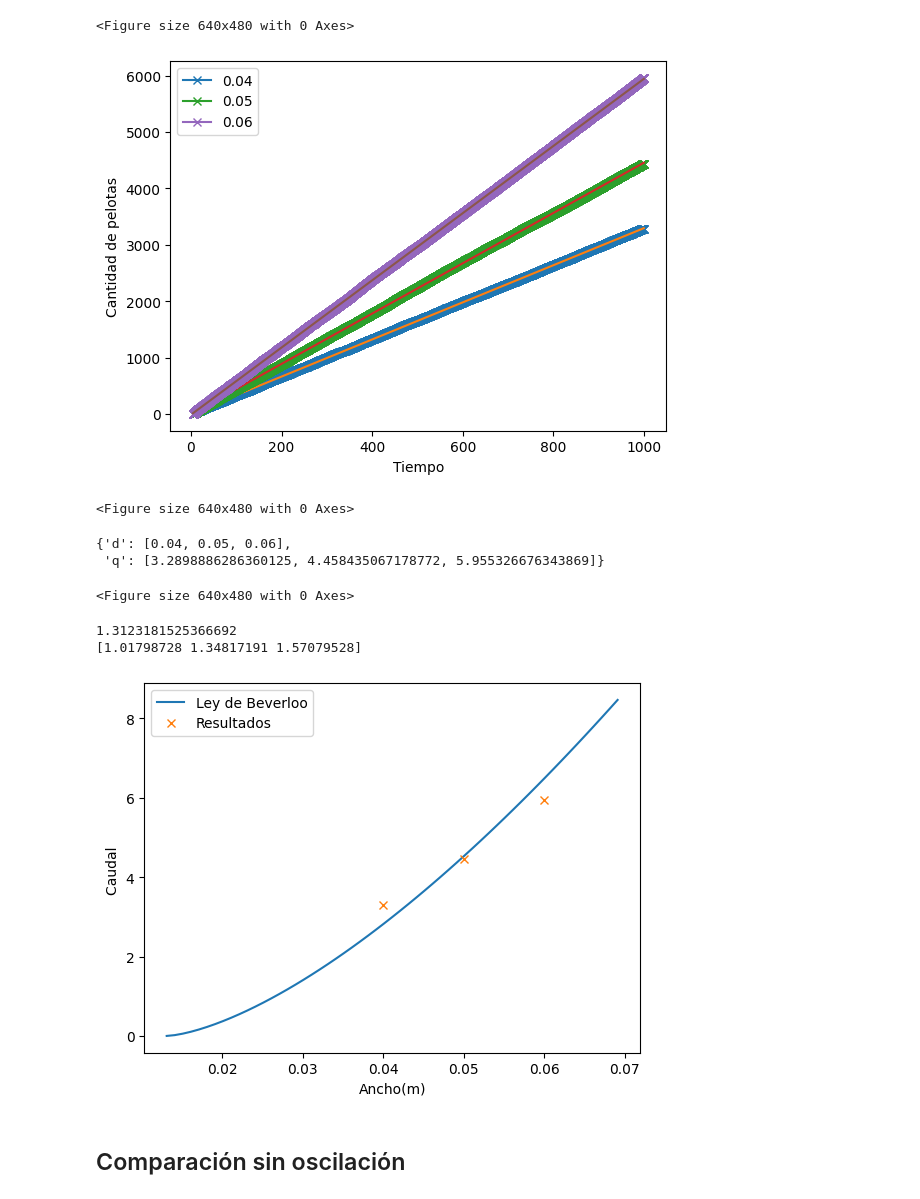
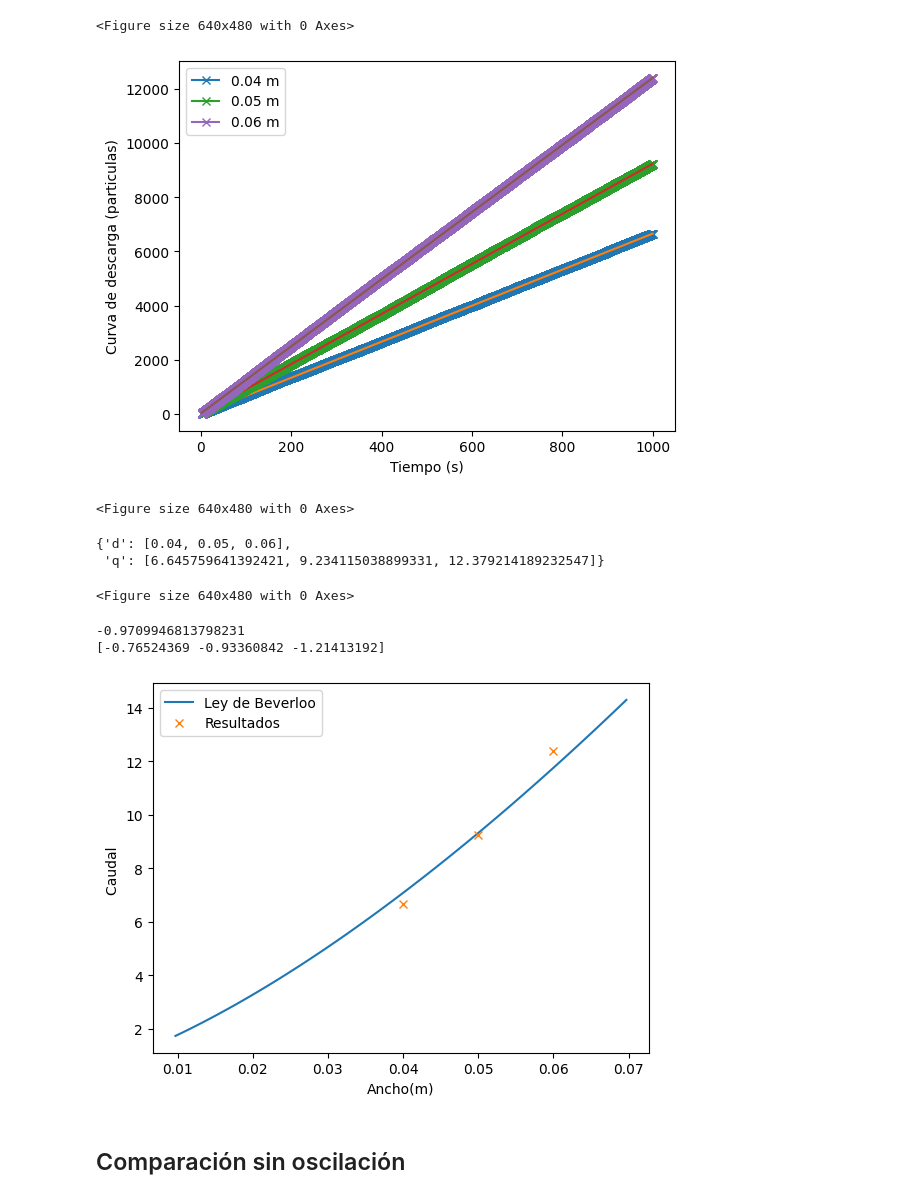
Before and after one commit to shadad00/Simulacion-de-sistemas, a Jupyter notebook: notebooks/TP5.ipynb, the cells around one changed output. Drawn from its saved outputs; the diff is of its cells as text; code cells hidden in the pictures.

```diff
--- a/notebooks/TP5.ipynb
+++ b/notebooks/TP5.ipynb
@@ -116,28 +116,28 @@ plot_caudal_by_frequency()
 # %%
 # Ej 2.
 def plot_discharge_line(freq):
     base = f"{BASE_PATH}/"
     gaps = [0.04, 0.05, 0.06]
 
     plt.clf()
     fig, shared_ax = plt.subplots()
     for gap in gaps:
         regex = f"*fq{freq}_gap"+ str(gap)+'*_i*.csv'
         files = Path(base).glob(regex)
         path = [f for f in files][0]
         plot_discharge_line_for_gap(gap, path, shared_ax)
 
-    shared_ax.set_xlabel('Tiempo')
-    shared_ax.set_ylabel('Cantidad de pelotas')
+    shared_ax.set_xlabel('Tiempo (s)')
+    shared_ax.set_ylabel('Curva de descarga (particulas)')
     shared_ax.legend()
 
     plt.show()
 
-OPTIMAL_FREQ = 10
+OPTIMAL_FREQ = 15
 plot_discharge_line(OPTIMAL_FREQ)
 # %% [output]
 <Figure size 640x480 with 0 Axes>
-[figure, old version]
+[figure, new version]
 # %%
 # generate all the discharge curves
 def plot_discharge_line():
@@ -175,9 +175,9 @@ def get_caudal_by_gap(freq):
 
     return result
 # %%
-get_caudal_by_gap(10)
+get_caudal_by_gap(15)
 # %% [output]
 {'d': [0.04, 0.05, 0.06],
- 'q': [3.2898886286360125, 4.458435067178772, 5.955326676343869]}
+ 'q': [6.645759641392421, 9.234115038899331, 12.379214189232547]}
 <Figure size 640x480 with 0 Axes>
 # %%
@@ -201,7 +200,7 @@ def plot_beverloo(points,c):
     plt.legend()
     plt.savefig("Beverloo.png")
 # %%
-dictio = get_caudal_by_gap(10)
+dictio = get_caudal_by_gap(15)
 D = dictio["d"]
 Q = dictio["q"]
 D = np.array(D) #pasando a centimetros
@@ -220,9 +219,9 @@ for d,q in zip(D,Q):
 
 plot_beverloo(points, b_opt)
 # %% [output]
-1.3123181525366692
-[1.01798728 1.34817191 1.57079528]
+-0.9709946813798231
+[-0.76524369 -0.93360842 -1.21413192]
-[figure, old version]
+[figure, new version]
 # %%
 # time_delta = 1
 # time_bins = np.arange(0, 10, time_delta)
```
Also changed, not shown: parts of 14 cells of this notebook.
